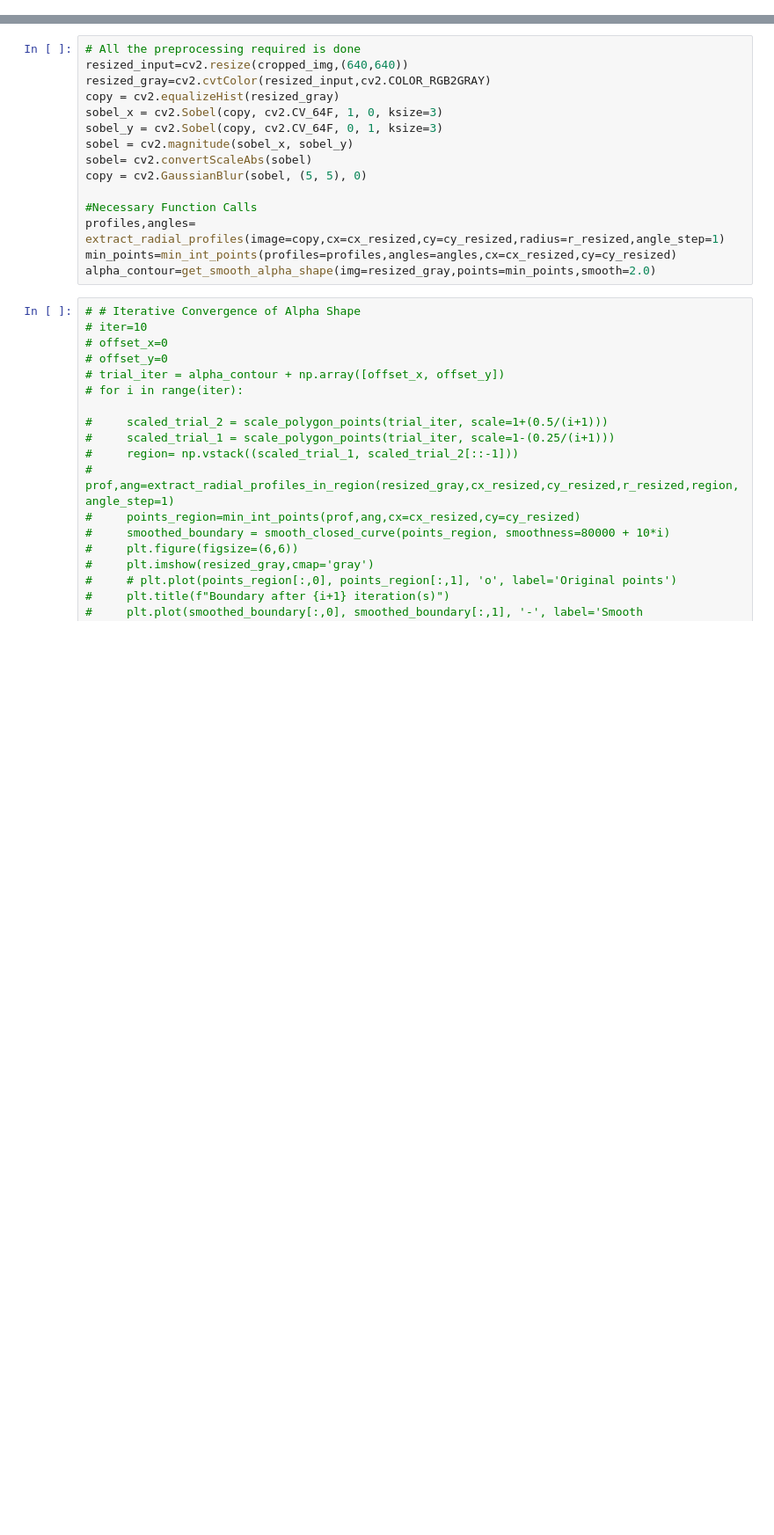
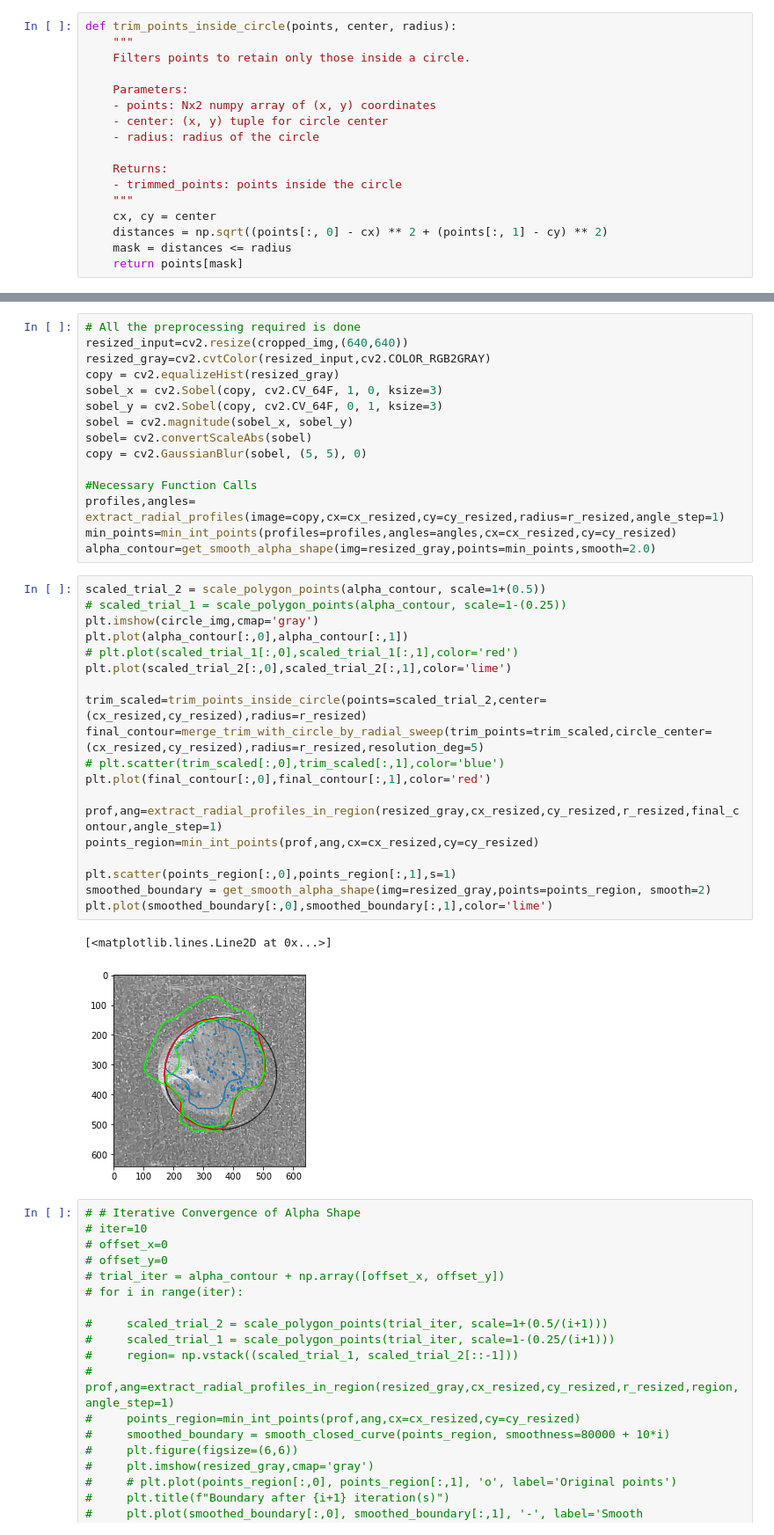
Before and after one commit to Protagonist-8/SpotProject, a Jupyter notebook: structured_spot_test.ipynb, the cells around one changed output, grey strips where cells are left out. Shown at 88% size. Cells and saved outputs as stored; diff of their text form; blank space fills up the shorter version.

```diff
--- a/structured_spot_test.ipynb
+++ b/structured_spot_test.ipynb
@@ -352,0 +372,17 @@ def pool_forward(A_prev, stride, filter_size, mode='max'):
+# %%
+def trim_points_inside_circle(points, center, radius):
+    """
+    Filters points to retain only those inside a circle.
+
+    Parameters:
+    - points: Nx2 numpy array of (x, y) coordinates
+    - center: (x, y) tuple for circle center
+    - radius: radius of the circle
+
+    Returns:
+    - trimmed_points: points inside the circle
+    """
+    cx, cy = center
+    distances = np.sqrt((points[:, 0] - cx) ** 2 + (points[:, 1] - cy) ** 2)
+    mask = distances <= radius
+    return points[mask]
@@ -397,6 +524,28 @@ copy = cv2.GaussianBlur(sobel, (5, 5), 0)
 profiles,angles= extract_radial_profiles(image=copy,cx=cx_resized,cy=cy_resized,radius=r_resized,angle_step=1)
 min_points=min_int_points(profiles=profiles,angles=angles,cx=cx_resized,cy=cy_resized)
 alpha_contour=get_smooth_alpha_shape(img=resized_gray,points=min_points,smooth=2.0)
+# %%
+scaled_trial_2 = scale_polygon_points(alpha_contour, scale=1+(0.5))
+# scaled_trial_1 = scale_polygon_points(alpha_contour, scale=1-(0.25))
+plt.imshow(circle_img,cmap='gray')
+plt.plot(alpha_contour[:,0],alpha_contour[:,1])
+# plt.plot(scaled_trial_1[:,0],scaled_trial_1[:,1],color='red')
+plt.plot(scaled_trial_2[:,0],scaled_trial_2[:,1],color='lime')
+
+trim_scaled=trim_points_inside_circle(points=scaled_trial_2,center=(cx_resized,cy_resized),radius=r_resized)
+final_contour=merge_trim_with_circle_by_radial_sweep(trim_points=trim_scaled,circle_center=(cx_resized,cy_resized),radius=r_resized,resolution_deg=5)
+# plt.scatter(trim_scaled[:,0],trim_scaled[:,1],color='blue')
+plt.plot(final_contour[:,0],final_contour[:,1],color='red')
+
+prof,ang=extract_radial_profiles_in_region(resized_gray,cx_resized,cy_resized,r_resized,final_contour,angle_step=1)
+points_region=min_int_points(prof,ang,cx=cx_resized,cy=cy_resized)
+
+plt.scatter(points_region[:,0],points_region[:,1],s=1)
+smoothed_boundary = get_smooth_alpha_shape(img=resized_gray,points=points_region, smooth=2)
+plt.plot(smoothed_boundary[:,0],smoothed_boundary[:,1],color='lime')
+# %% [output]
+[<matplotlib.lines.Line2D at 0x...>]
+[figure, added]
 # %%
 # # Iterative Convergence of Alpha Shape
 # iter=10
```
Also changed, not shown: parts of 7 cells of this notebook.
